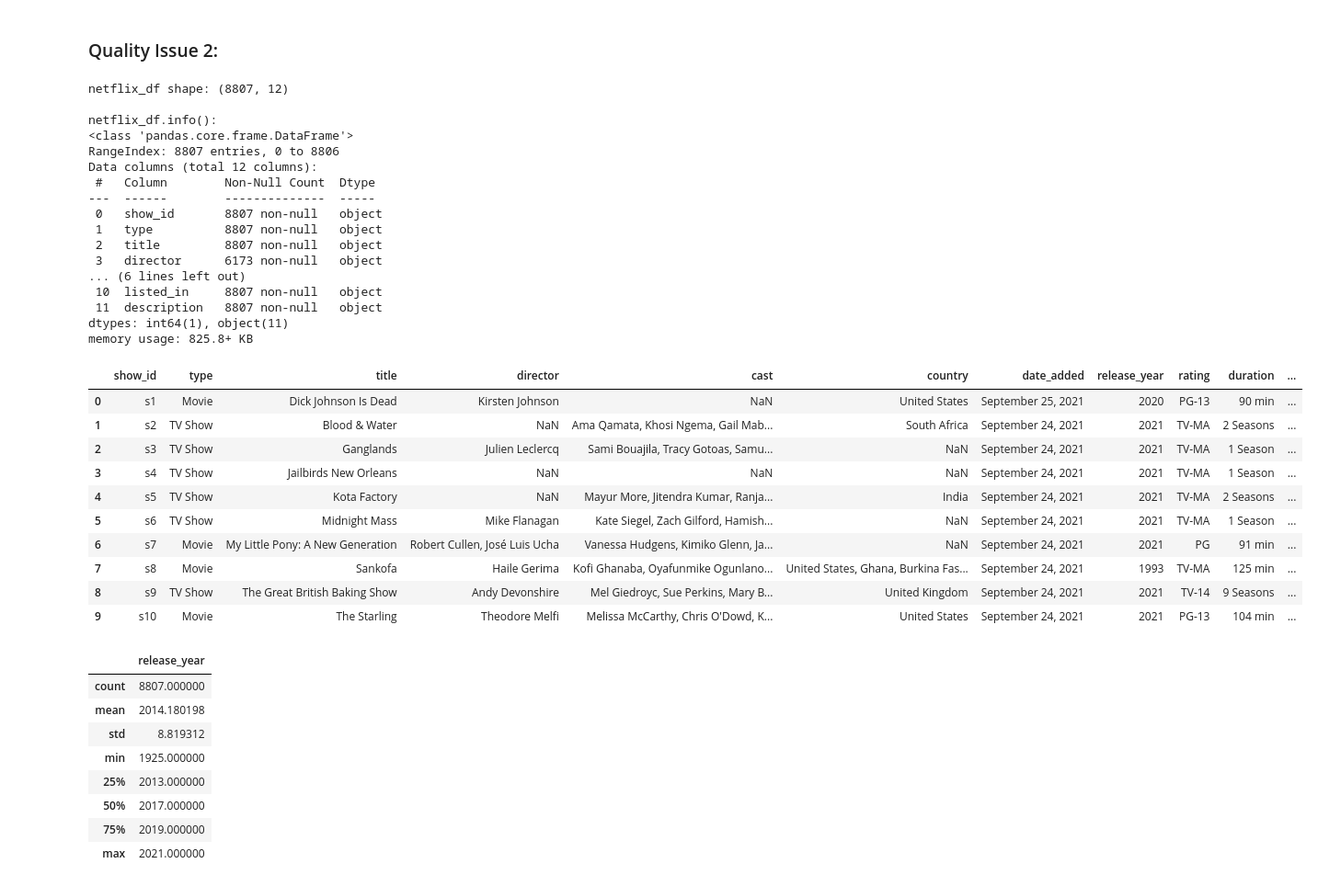
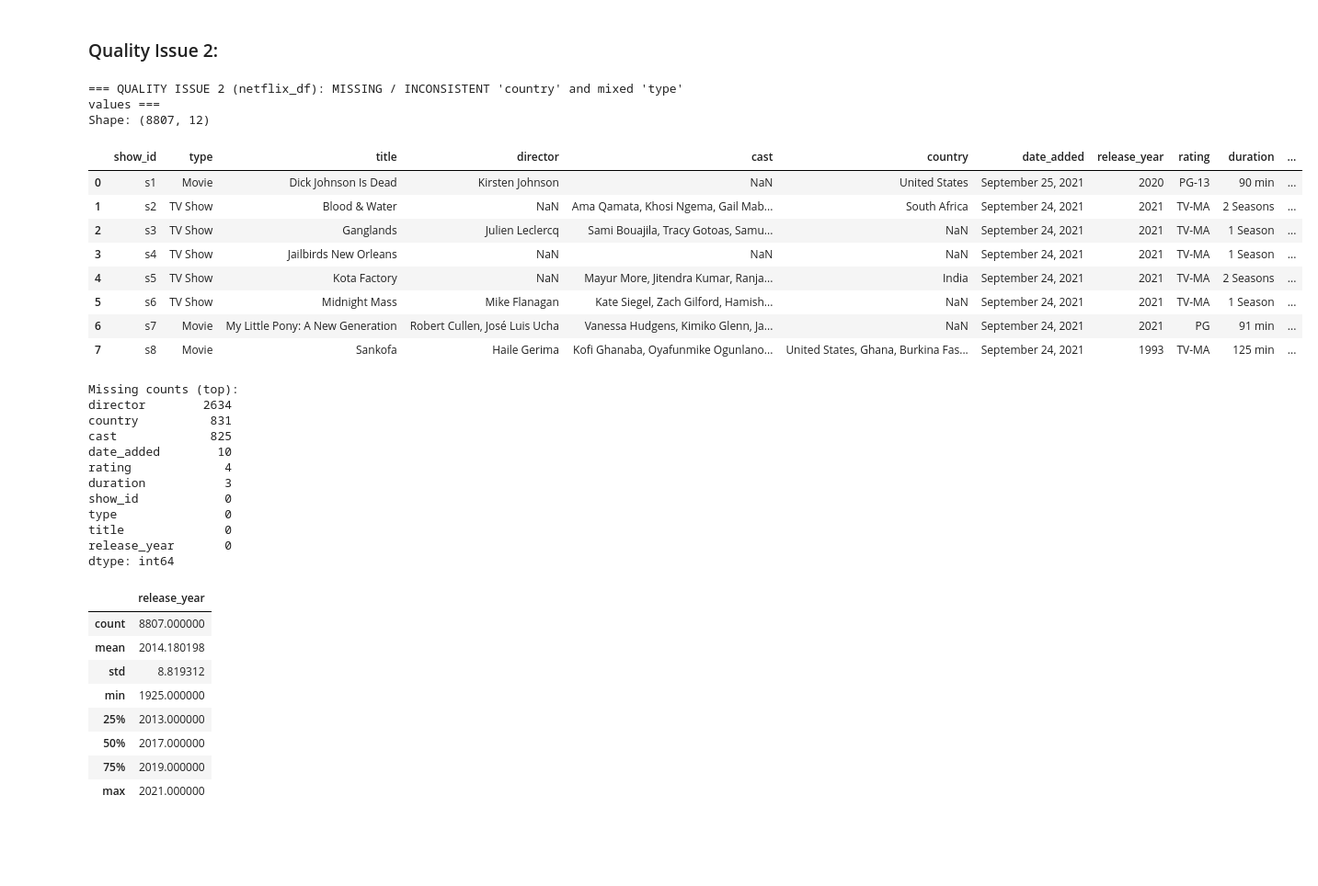
Before and after one commit to 86burke/DAND_Data_wrangling_project, a Jupyter notebook: Data_Wrangling_Project_Starter.ipynb, the cells around one changed output. Shown at 92% size. Drawn from its saved outputs; the diff is of its cells as text; code cells hidden in the pictures; blank space fills up the shorter version.

```diff
--- a/Data_Wrangling_Project_Starter.ipynb
+++ b/Data_Wrangling_Project_Starter.ipynb
@@ -173,41 +196,37 @@ Programmatic assessment: When coercing `budget`, `revenue`, and `runtime` to num
 Justification: For accurate analysis we require true numeric dtypes for budget/revenue/runtime and proper datetime types for temporal analyses. String-encoded lists (e.g., `genres`) violate the tidy-data principle and should be normalized. Cleaning should: (1) coerce numeric columns to numeric and investigate/fix or impute zeros/NaNs, (2) parse and standardize `release_date`, and (3) normalize nested/list columns (e.g., parse JSON-like `genres` and explode).
 # %% [markdown]
 ### Quality Issue 2:
-# %%
-# Visual inspection of netflix_df
-print('netflix_df shape:', netflix_df.shape)
-print("\nnetflix_df.info():")
-netflix_df.info()
-netflix_df.head(10)
-# %% [output]
-netflix_df shape: (8807, 12)
-
-netflix_df.info():
-<class 'pandas.core.frame.DataFrame'>
-RangeIndex: 8807 entries, 0 to 8806
-Data columns (total 12 columns):
- #   Column        Non-Null Count  Dtype
----  ------        --------------  -----
- 0   show_id       8807 non-null   object
- 1   type          8807 non-null   object
- 2   title         8807 non-null   object
- 3   director      6173 non-null   object
-... (6 lines left out)
- 10  listed_in     8807 non-null   object
- 11  description   8807 non-null   object
-dtypes: int64(1), object(11)
-memory usage: 825.8+ KB
-|  | show_id | type | title | director | cast | country | date_added | release_year | rating | duration | ... |
-| 0 | s1 | Movie | Dick Johnson Is Dead | Kirsten Johnson | NaN | United States | September 25, 2021 | 2020 | PG-13 | 90 min | ... |
-| 1 | s2 | TV Show | Blood & Water | NaN | Ama Qamata, Khosi Ngema, Gail Mab... | South Africa | September 24, 2021 | 2021 | TV-MA | 2 Seasons | ... |
-| 2 | s3 | TV Show | Ganglands | Julien Leclercq | Sami Bouajila, Tracy Gotoas, Samu... | NaN | September 24, 2021 | 2021 | TV-MA | 1 Season | ... |
-| 3 | s4 | TV Show | Jailbirds New Orleans | NaN | NaN | NaN | September 24, 2021 | 2021 | TV-MA | 1 Season | ... |
-| 4 | s5 | TV Show | Kota Factory | NaN | Mayur More, Jitendra Kumar, Ranja... | India | September 24, 2021 | 2021 | TV-MA | 2 Seasons | ... |
-| 5 | s6 | TV Show | Midnight Mass | Mike Flanagan | Kate Siegel, Zach Gilford, Hamish... | NaN | September 24, 2021 | 2021 | TV-MA | 1 Season | ... |
-| 6 | s7 | Movie | My Little Pony: A New Generation | Robert Cullen, José Luis Ucha | Vanessa Hudgens, Kimiko Glenn, Ja... | NaN | September 24, 2021 | 2021 | PG | 91 min | ... |
-| 7 | s8 | Movie | Sankofa | Haile Gerima | Kofi Ghanaba, Oyafunmike Ogunlano... | United States, Ghana, Burkina Fas... | September 24, 2021 | 1993 | TV-MA | 125 min | ... |
-| 8 | s9 | TV Show | The Great British Baking Show | Andy Devonshire | Mel Giedroyc, Sue Perkins, Mary B... | United Kingdom | September 24, 2021 | 2021 | TV-14 | 9 Seasons | ... |
-| 9 | s10 | Movie | The Starling | Theodore Melfi | Melissa McCarthy, Chris O'Dowd, K... | United States | September 24, 2021 | 2021 | PG-13 | 104 min | ... |
+# %%
+# Visual inspection of netflix_df
+print("=== QUALITY ISSUE 2 (netflix_df): MISSING / INCONSISTENT 'country' and mixed 'type' values ===")
+print("Shape:", netflix_df.shape)
+display(netflix_df.head(8))
+print("\nMissing counts (top):")
+print(netflix_df.isnull().sum().sort_values(ascending=False).head(10))
+# %% [output]
+=== QUALITY ISSUE 2 (netflix_df): MISSING / INCONSISTENT 'country' and mixed 'type' values ===
+Shape: (8807, 12)
+|  | show_id | type | title | director | cast | country | date_added | release_year | rating | duration | ... |
+| 0 | s1 | Movie | Dick Johnson Is Dead | Kirsten Johnson | NaN | United States | September 25, 2021 | 2020 | PG-13 | 90 min | ... |
+| 1 | s2 | TV Show | Blood & Water | NaN | Ama Qamata, Khosi Ngema, Gail Mab... | South Africa | September 24, 2021 | 2021 | TV-MA | 2 Seasons | ... |
+| 2 | s3 | TV Show | Ganglands | Julien Leclercq | Sami Bouajila, Tracy Gotoas, Samu... | NaN | September 24, 2021 | 2021 | TV-MA | 1 Season | ... |
+| 3 | s4 | TV Show | Jailbirds New Orleans | NaN | NaN | NaN | September 24, 2021 | 2021 | TV-MA | 1 Season | ... |
+| 4 | s5 | TV Show | Kota Factory | NaN | Mayur More, Jitendra Kumar, Ranja... | India | September 24, 2021 | 2021 | TV-MA | 2 Seasons | ... |
+| 5 | s6 | TV Show | Midnight Mass | Mike Flanagan | Kate Siegel, Zach Gilford, Hamish... | NaN | September 24, 2021 | 2021 | TV-MA | 1 Season | ... |
+| 6 | s7 | Movie | My Little Pony: A New Generation | Robert Cullen, José Luis Ucha | Vanessa Hudgens, Kimiko Glenn, Ja... | NaN | September 24, 2021 | 2021 | PG | 91 min | ... |
+| 7 | s8 | Movie | Sankofa | Haile Gerima | Kofi Ghanaba, Oyafunmike Ogunlano... | United States, Ghana, Burkina Fas... | September 24, 2021 | 1993 | TV-MA | 125 min | ... |
+Missing counts (top):
+director        2634
+country          831
+cast             825
+date_added        10
+rating             4
+duration           3
+show_id            0
+type               0
+title              0
+release_year       0
+dtype: int64
 # %%
 netflix_df.describe()
 # %% [output]
```
Also changed, not shown: parts of 75 cells of this notebook, 1 other file.
